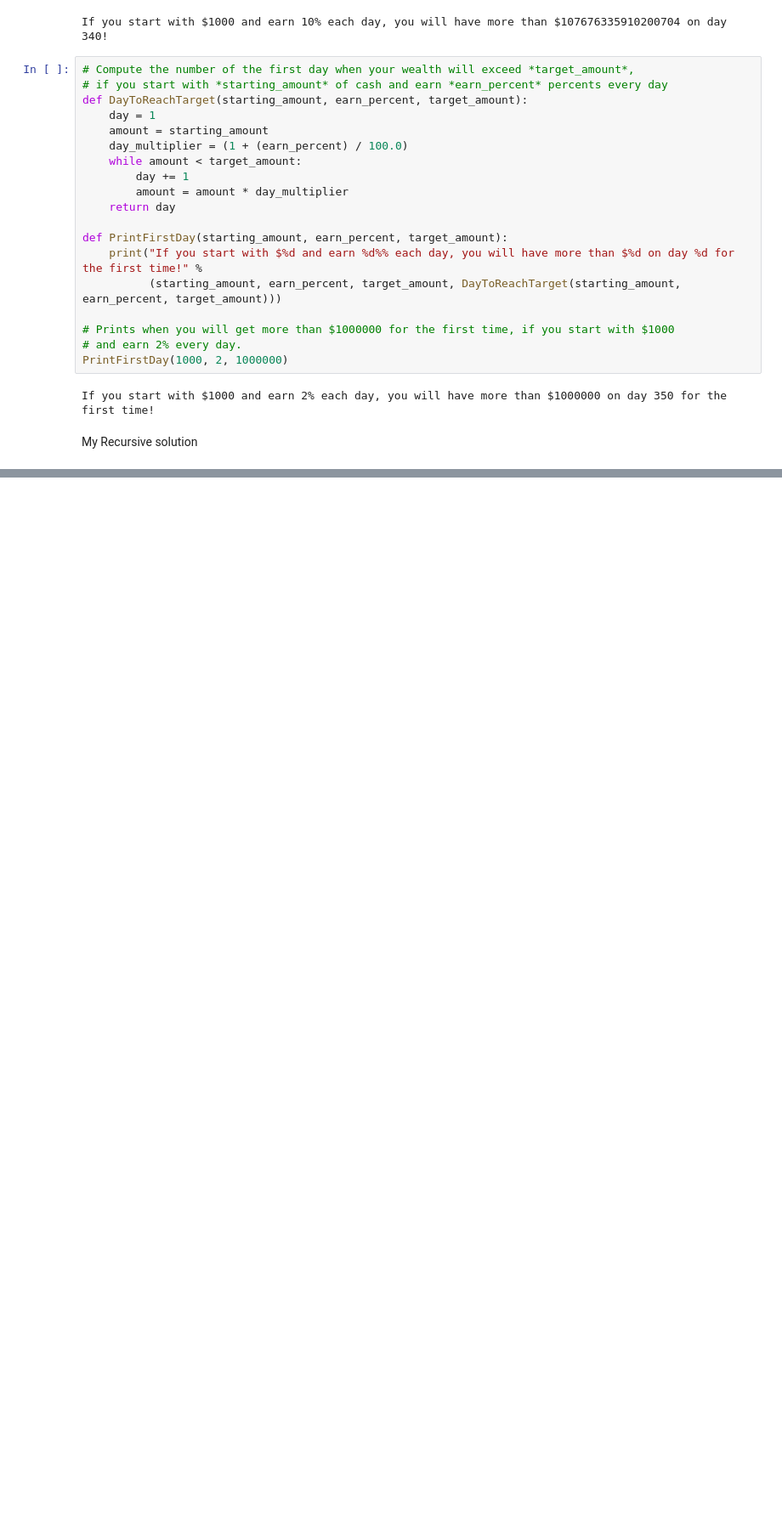
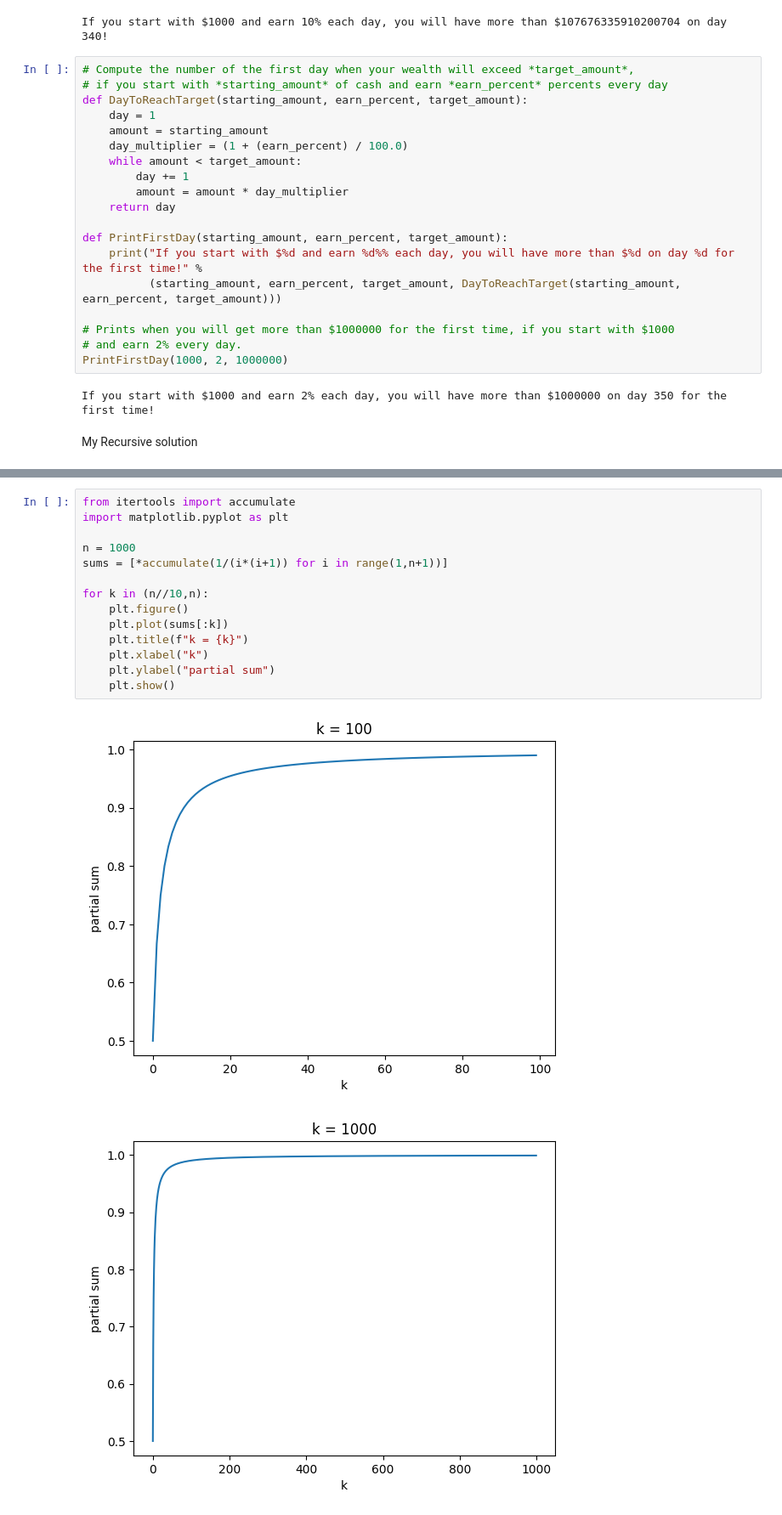
Before and after one commit to balram-rajak/DSA-Algorithms, a Jupyter notebook: src/Discrete_Mathematics_for_Computer_Science/Mathematical thinking for computer science/Bernoullis Inequality.ipynb, the cells around one changed output, grey strips where cells are left out. Shown at 85% size. Saved outputs shown, nothing was run; the diff lists cells and outputs as text; blank space fills up the shorter version.

```diff
--- a/src/Discrete_Mathematics_for_Computer_Science/Mathematical thinking for computer science/Bernoullis Inequality.ipynb
+++ b/src/Discrete_Mathematics_for_Computer_Science/Mathematical thinking for computer science/Bernoullis Inequality.ipynb
@@ -76,0 +81,17 @@ print(compound_interest_days(1000,2,1))
+# %%
+from itertools import accumulate
+import matplotlib.pyplot as plt
+
+n = 1000
+sums = [*accumulate(1/(i*(i+1)) for i in range(1,n+1))]
+
+for k in (n//10,n):
+    plt.figure()
+    plt.plot(sums[:k])
+    plt.title(f"k = {k}")
+    plt.xlabel("k")
+    plt.ylabel("partial sum")
+    plt.show()
+# %% [output]
+[figure, added]
+[figure, added]
```
Also changed, not shown: parts of 2 cells of this notebook, 21 other files.
